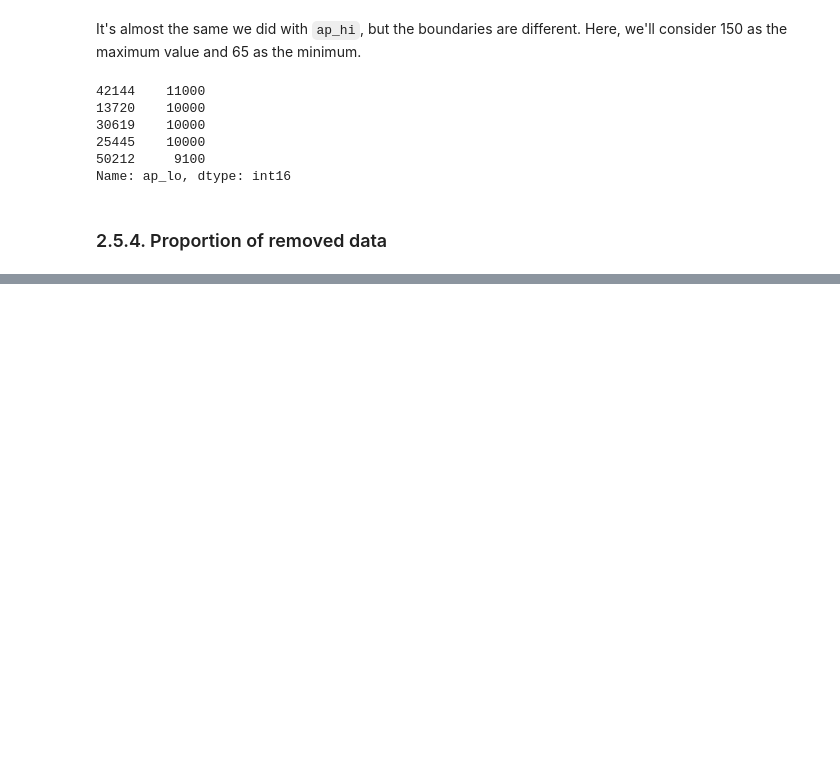
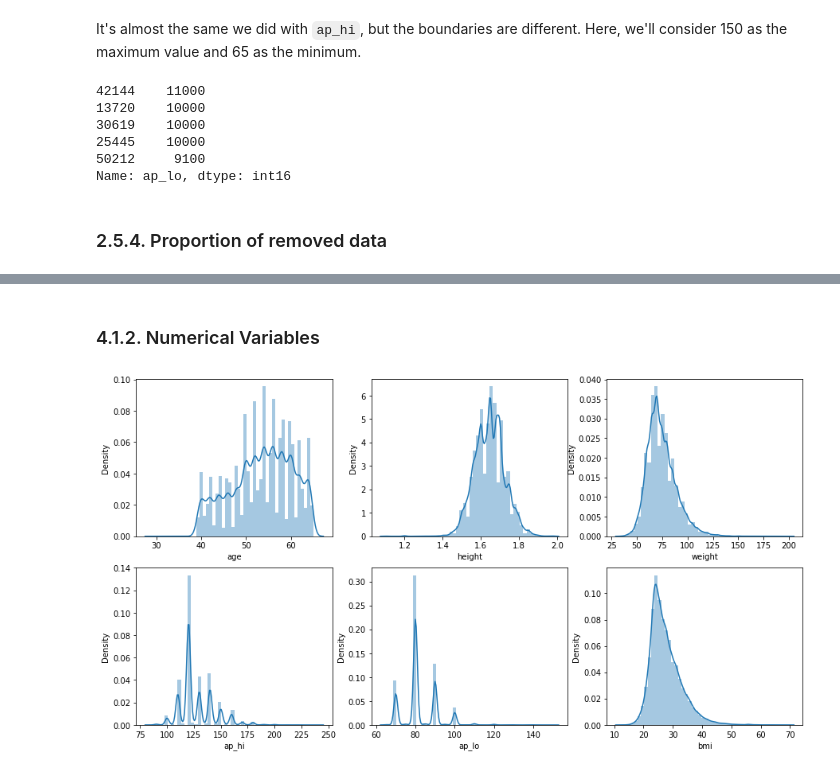
Before and after one commit to KattsonBastos/cardio_disease_detection, a Jupyter notebook: notebooks/1.0.kbs_cardio_diseases.ipynb, the cells around one changed output, grey strips where cells are left out. Cells and saved outputs as stored; diff of their text form; code cells hidden in the pictures; blank space fills up the shorter version.

```diff
--- a/notebooks/1.0.kbs_cardio_diseases.ipynb
+++ b/notebooks/1.0.kbs_cardio_diseases.ipynb
@@ -410,0 +411,3 @@ df3 = pickle.load(open('data/df2.pkl', 'rb'))
+# %%
+num_attributes = df4[['age', 'height', 'weight', 'ap_hi', 'ap_lo', 'bmi']]
+cat_attributes = df4.drop(['id','age', 'height', 'weight', 'ap_hi', 'ap_lo', 'bmi'], axis=1)
@@ -410,0 +423,24 @@ df3 = pickle.load(open('data/df2.pkl', 'rb'))
+# %% [markdown]
+### 4.1.2. Numerical Variables
+# %%
+plt.figure(figsize = [15,8])
+
+plt.subplot(2,3,1)
+sns.distplot(num_attributes['age'])
+
+plt.subplot(2,3,2)
+sns.distplot(num_attributes['height'])
+
+plt.subplot(2,3,3)
+sns.distplot(num_attributes['weight'])
+
+plt.subplot(2,3,4)
+sns.distplot(num_attributes['ap_hi'])
+
+plt.subplot(2,3,5)
+sns.distplot(num_attributes['ap_lo'])
+
+plt.subplot(2,3,6)
+sns.distplot(num_attributes[num_attributes['bmi']<= 70]['bmi']);
+# %% [output]
+[figure, added]
```
Also changed, not shown: parts of 63 cells of this notebook.
